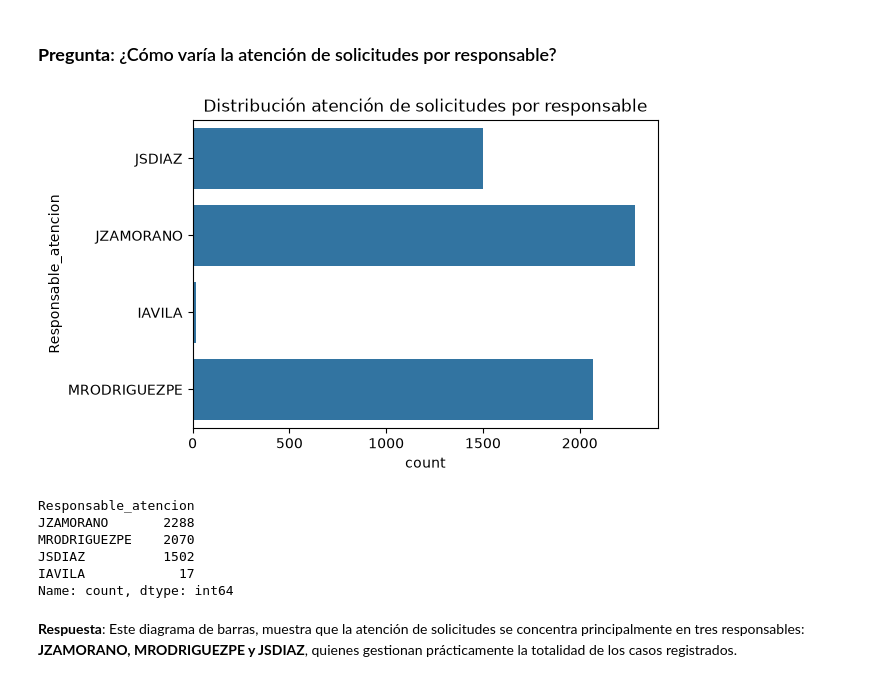
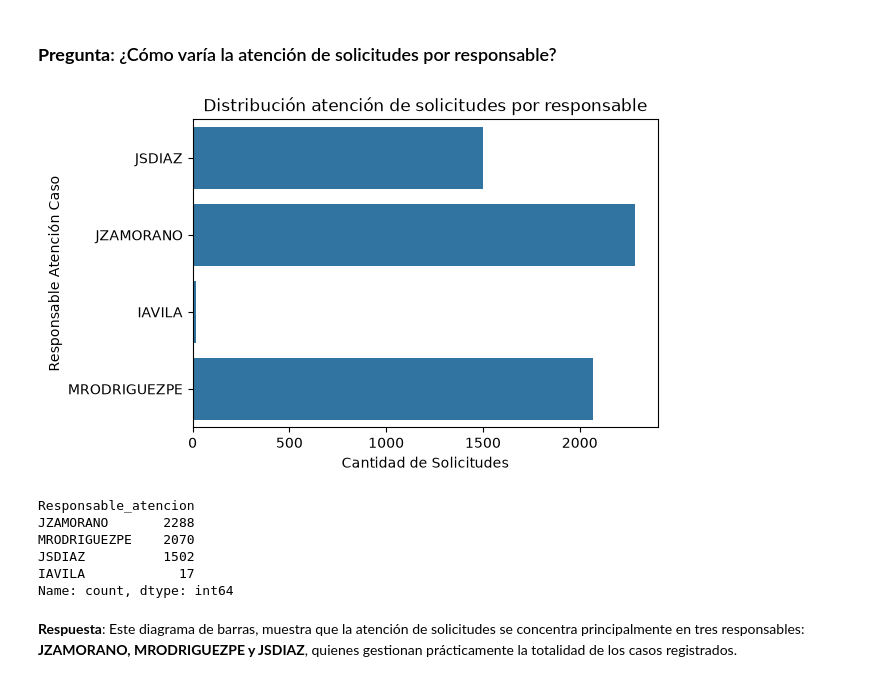
Before and after one commit to DiazJSC/AccesClean_proyecto, a Jupyter notebook: src/03_EDA.ipynb, the cells around one changed output. Saved outputs shown, nothing was run; the diff lists cells and outputs as text; code cells hidden in the pictures.

```diff
--- a/src/03_EDA.ipynb
+++ b/src/03_EDA.ipynb
@@ -187,12 +193,14 @@ Name: count, dtype: int64
 # %%
 plt.figure(figsize=(6,4))
 sns.countplot(data=df, y='Responsable_atencion')
 plt.title("Distribución atención de solicitudes por responsable")
+plt.xlabel("Cantidad de Solicitudes")
+plt.ylabel("Responsable Atención Caso")
 plt.show()
 
 df['Responsable_atencion'].value_counts()
 # %% [output]
-[figure, old version]
+[figure, new version]
 Responsable_atencion
 JZAMORANO       2288
 MRODRIGUEZPE    2070
```
Also changed, not shown: parts of 18 cells of this notebook, 5 other files.
